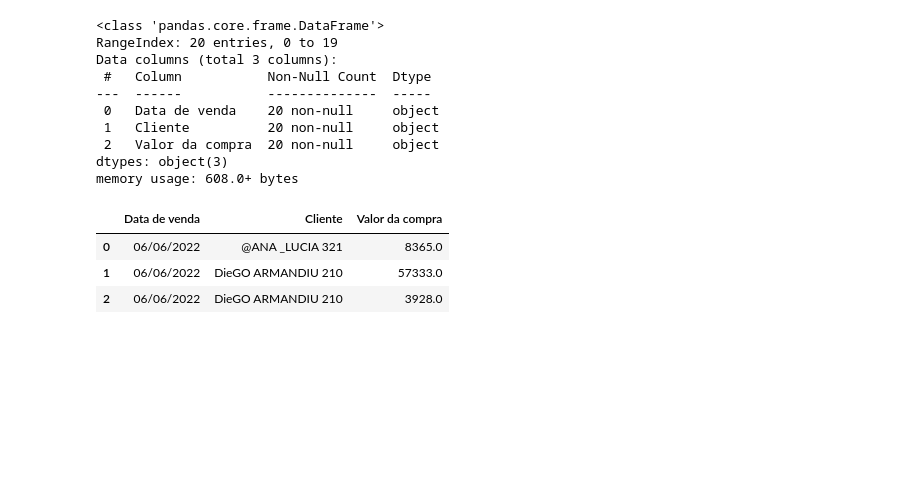
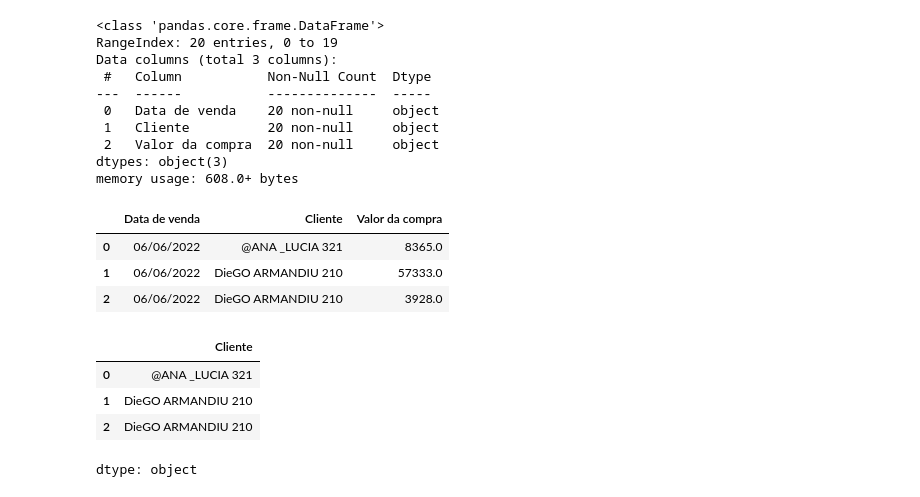
Before and after one commit to Matheus-Pombeiro/transformacao_manipulacao_dados, a Jupyter notebook: transformacao_manipulacao_dados_desafio.ipynb, the cells around one changed output. Cells and saved outputs as stored; diff of their text form; code cells hidden in the pictures; blank space fills up the shorter version.

```diff
--- a/transformacao_manipulacao_dados_desafio.ipynb
+++ b/transformacao_manipulacao_dados_desafio.ipynb
@@ -151,3 +163,12 @@ vendas.head(3)
 | 0 | 06/06/2022 | @ANA _LUCIA 321 | 8365.0 |
 | 1 | 06/06/2022 | DieGO ARMANDIU 210 | 57333.0 |
 | 2 | 06/06/2022 | DieGO ARMANDIU 210 | 3928.0 |
+# %%
+# Verificando os caracteres presentes na coluna 'Cliente'
+vendas['Cliente'].head(3)
+# %% [output]
+|  | Cliente |
+| 0 | @ANA _LUCIA 321 |
+| 1 | DieGO ARMANDIU 210 |
+| 2 | DieGO ARMANDIU 210 |
+dtype: object
```
Also changed, not shown: parts of 3 cells of this notebook.
